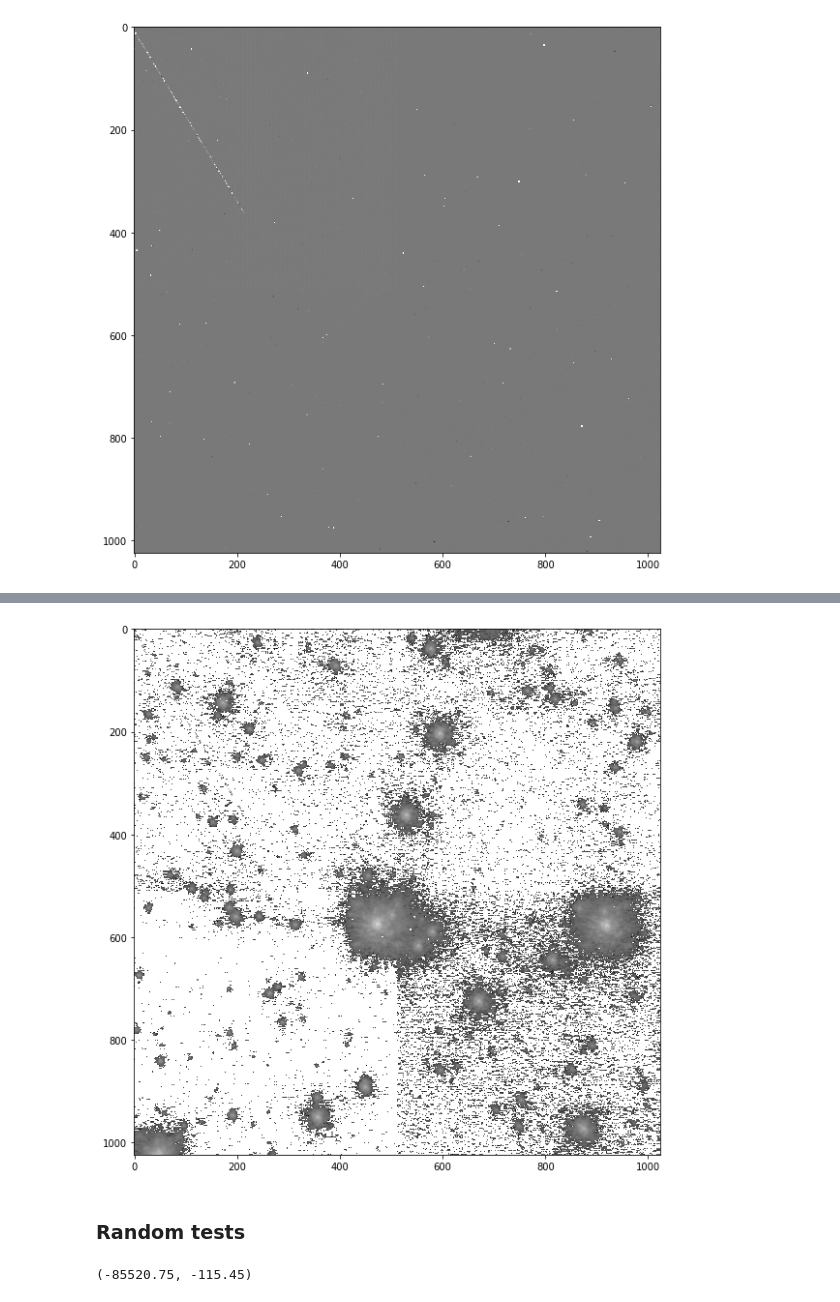
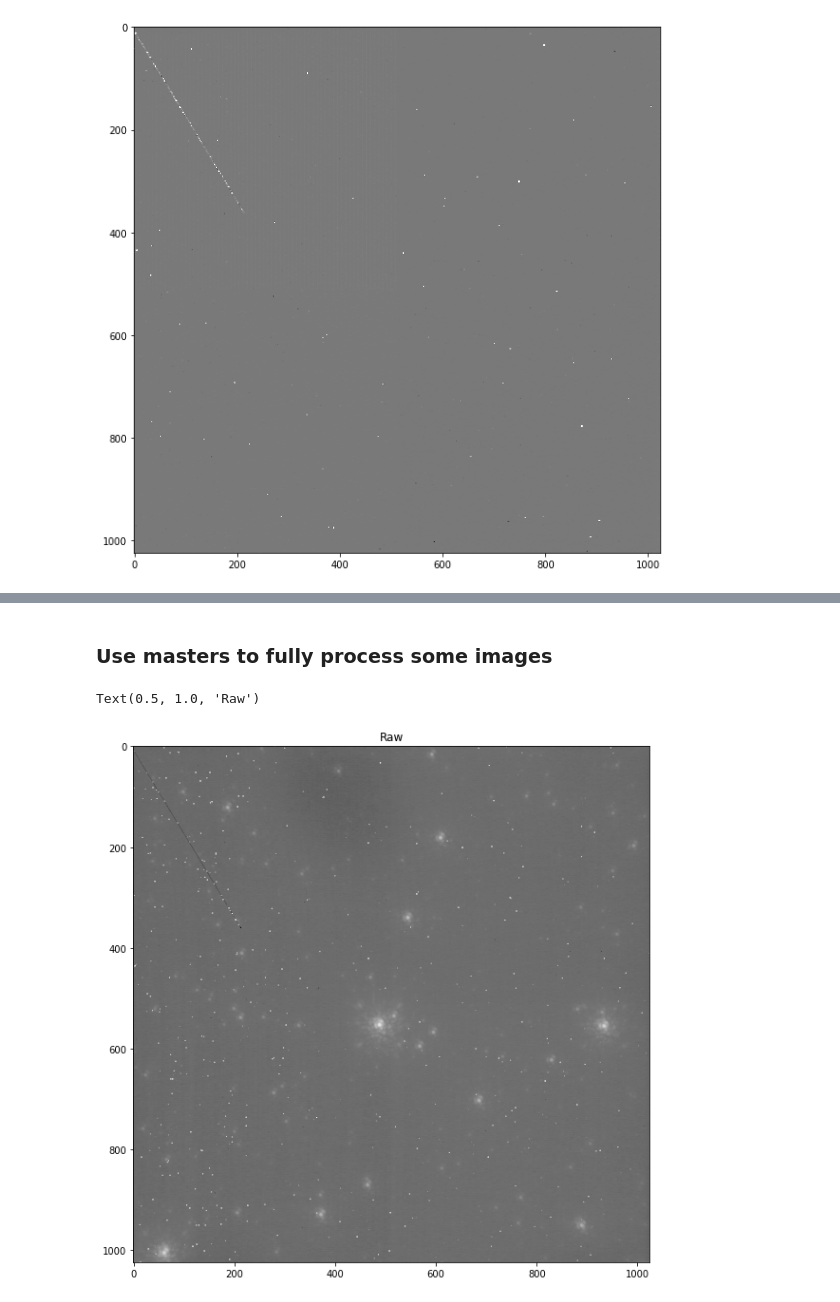
Before and after one commit to tiffchien/Astro203_lab1, a Jupyter notebook: test.ipynb, the cells around one changed output, grey strips where cells are left out. Drawn from its saved outputs; the diff is of its cells as text; code cells hidden in the pictures.

```diff
--- a/test.ipynb
+++ b/test.ipynb
@@ -98,6 +58,0 @@ np.min(acq), np.max(acq), np.mean(acq)
-# %%
-pipeline.plot_img(acq)
-# %% [output]
-[figure, removed]
-# %% [markdown]
-### Random tests
@@ -106,5 +59,9 @@ master_flat_with_dark = pipeline.average(img_loc, *flats)
-# %%
-np.min(master_flat), np.min(master_flat_with_dark)
-# some very hot pixel (in the darks) is apparently not very hot in the flat, leading to huge negative
-# %% [output]
-(-85520.75, -115.45)
+# %% [markdown]
+### Use masters to fully process some images
+# %%
+raw_img = pipeline.get_data(img_loc, 154, 154)[0]
+pipeline.plot_img(raw_img)
+plt.title('Raw')
+# %% [output]
+Text(0.5, 1.0, 'Raw')
+[figure, added]
```
Also changed, not shown: parts of 37 cells of this notebook, 1 other file.
